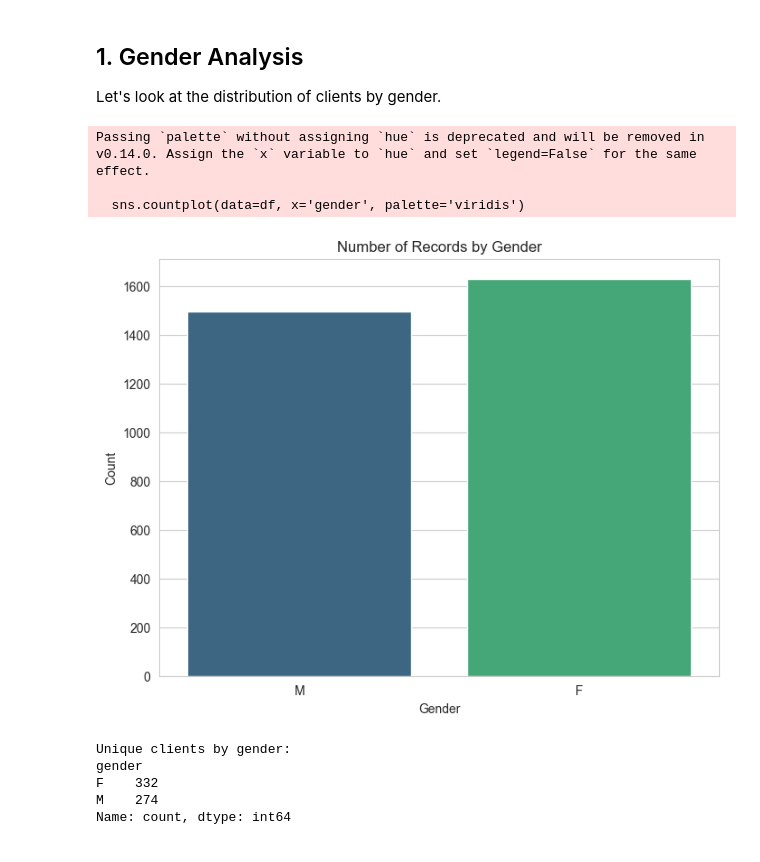
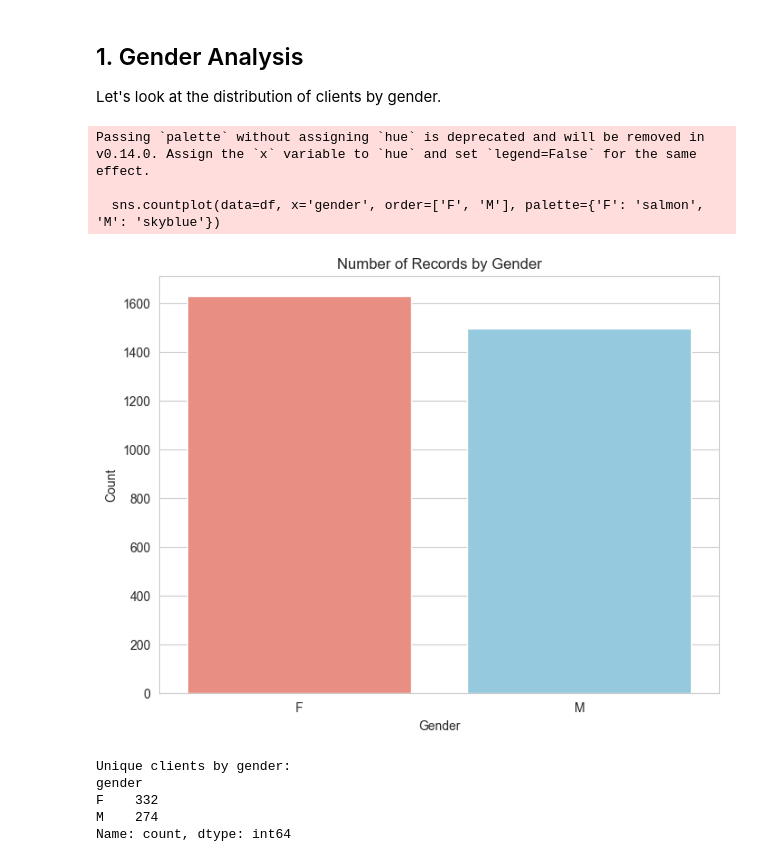
Before and after one commit to alejo-cuello/gym-clients, a Jupyter notebook: notebooks/02_eda_gym_routines_by_month.ipynb, the cells around one changed output. Cells and saved outputs as stored; diff of their text form; code cells hidden in the pictures.

```diff
--- a/notebooks/02_eda_gym_routines_by_month.ipynb
+++ b/notebooks/02_eda_gym_routines_by_month.ipynb
@@ -30,16 +30,16 @@ df.head()
 Let's look at the distribution of clients by gender.
 # %%
 plt.figure(figsize=(8, 6))
-sns.countplot(data=df, x='gender', palette='viridis')
+sns.countplot(data=df, x='gender', order=['F', 'M'], palette={'F': 'salmon', 'M': 'skyblue'})
 plt.title('Number of Records by Gender')
 plt.xlabel('Gender')
 plt.ylabel('Count')
 plt.show()
 # %% [output]
 Passing `palette` without assigning `hue` is deprecated and will be removed in v0.14.0. Assign the `x` variable to `hue` and set `legend=False` for the same effect.
 
-  sns.countplot(data=df, x='gender', palette='viridis')
+  sns.countplot(data=df, x='gender', order=['F', 'M'], palette={'F': 'salmon', 'M': 'skyblue'})
-[figure, old version]
+[figure, new version]
 # %%
 # Unique clients by gender
 unique_clients_gender = df.drop_duplicates(subset=['client_id'])['gender'].value_counts()
```
Also changed, not shown: parts of 9 cells of this notebook.
